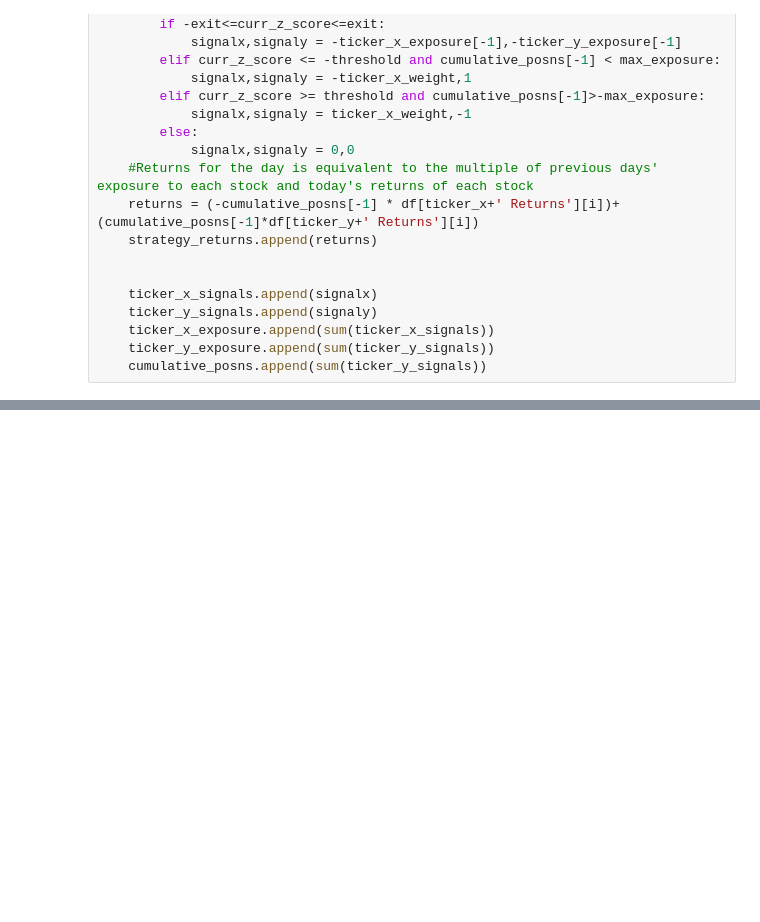
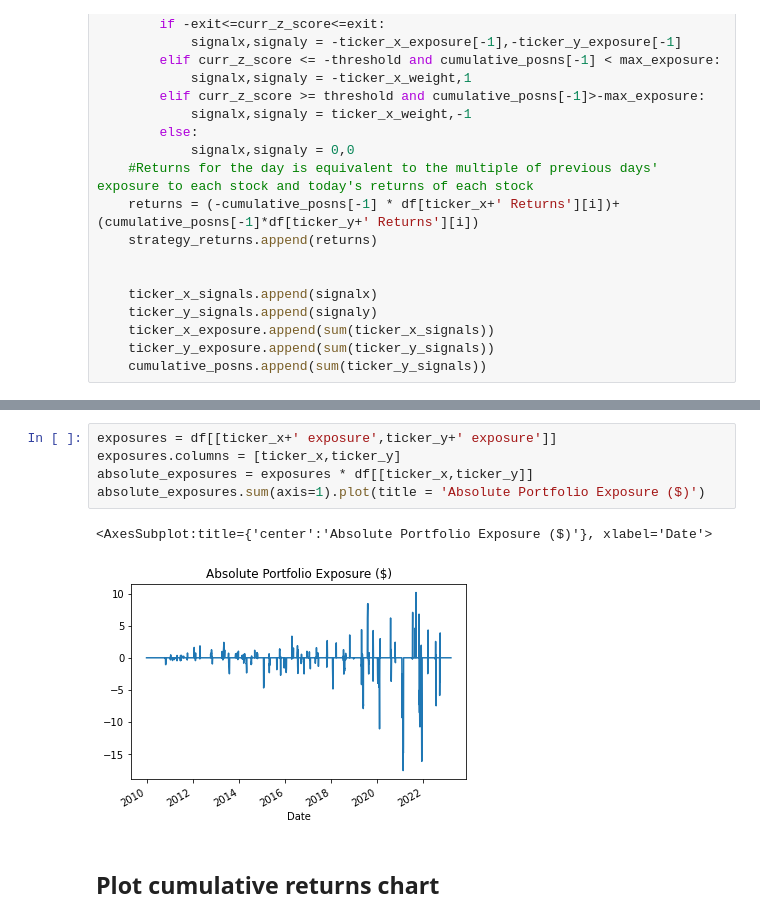
Before and after one commit to kmavyrle/Equity-Pairs-Trading, a Jupyter notebook: equity_pairs_trading.ipynb, the cells around one changed output, grey strips where cells are left out. Cells and saved outputs as stored; diff of their text form; blank space fills up the shorter version.

```diff
--- a/equity_pairs_trading.ipynb
+++ b/equity_pairs_trading.ipynb
@@ -162 +171,11 @@ df['strategy_returns'] = strategy_returns
+# %%
+exposures = df[[ticker_x+' exposure',ticker_y+' exposure']]
+exposures.columns = [ticker_x,ticker_y]
+absolute_exposures = exposures * df[[ticker_x,ticker_y]]
+absolute_exposures.sum(axis=1).plot(title = 'Absolute Portfolio Exposure ($)')
+# %% [output]
+<AxesSubplot:title={'center':'Absolute Portfolio Exposure ($)'}, xlabel='Date'>
+[figure, added]
+# %% [markdown]
+## Plot cumulative returns chart
 # %%
```
Also changed, not shown: parts of 14 cells of this notebook, 1 other file.
